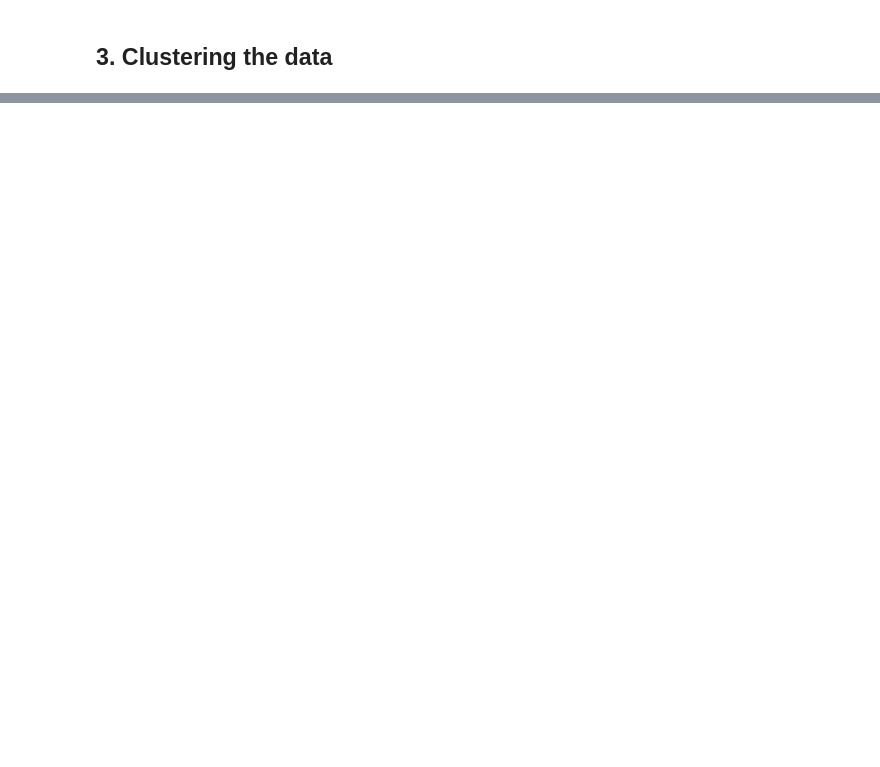
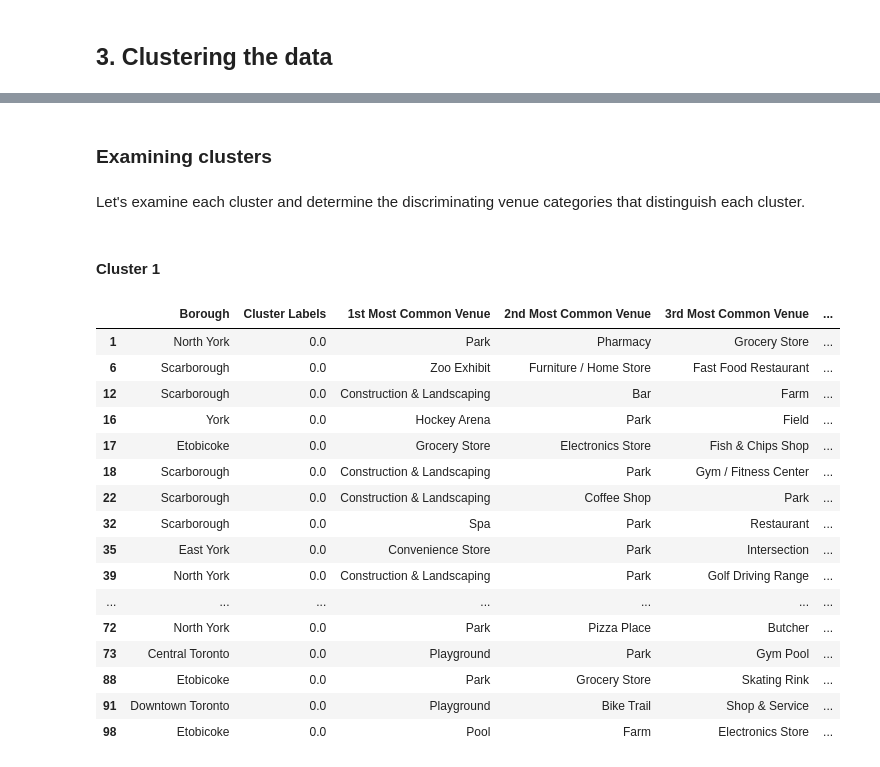
Before and after one commit to ejmacias/store_locations, a Jupyter notebook: Toronto_neighborhoods.ipynb, the cells around one changed output, grey strips where cells are left out. Drawn from its saved outputs; the diff is of its cells as text; code cells hidden in the pictures; blank space fills up the shorter version.

Commit message:
Toronto: Part3 - Clustering

```diff
--- a/Toronto_neighborhoods.ipynb
+++ b/Toronto_neighborhoods.ipynb
@@ -157,0 +372,6 @@ New shape: (39, 5)
+# %%
+def return_most_common_venues(row, num_top_venues):
+    row_categories = row.iloc[1:]
+    row_categories_sorted = row_categories.sort_values(ascending=False)
+
+    return row_categories_sorted.index.values[0:num_top_venues]
@@ -157,0 +412,11 @@ New shape: (39, 5)
+# %%
+# set number of clusters
+kclusters = 5
+
+toronto_grouped_clustering = toronto_grouped.drop('Neighbourhood', 1)
+
+# run k-means clustering
+kmeans = KMeans(n_clusters=kclusters, random_state=0).fit(toronto_grouped_clustering)
+
+# check cluster labels generated for each row in the dataframe
+kmeans.labels_[0:10]
@@ -157,0 +427,10 @@ New shape: (39, 5)
+# %%
+# add clustering labels
+neighbourhoods_venues_sorted.insert(0, 'Cluster Labels', kmeans.labels_)
+
+toronto_merged = df_toronto
+
+# merge toronto_grouped with df_toronto to add latitude/longitude for each neighbourhood
+toronto_merged = toronto_merged.join(neighbourhoods_venues_sorted.set_index('Neighbourhood'), on='Neighbourhood')
+
+toronto_merged.head() # check the last columns!
@@ -157,0 +446,4 @@ New shape: (39, 5)
+# %%
+print(f'Number of NaNs: {toronto_merged["Cluster Labels"].isnull().sum()}')
+toronto_merged.dropna(subset=['Cluster Labels'], inplace=True)
+print(f'Number of NaNs: {toronto_merged["Cluster Labels"].isnull().sum()}')
@@ -157,0 +482,26 @@ New shape: (39, 5)
+# %% [markdown]
+### Examining clusters
+# %% [markdown]
+Let's examine each cluster and determine the discriminating venue categories that distinguish each cluster.
+# %% [markdown]
+#### Cluster 1
+# %%
+toronto_merged.loc[toronto_merged['Cluster Labels'] == 0, toronto_merged.columns[[1] + list(range(5, toronto_merged.shape[1]))]]
+# %% [output]
+|  | Borough | Cluster Labels | 1st Most Common Venue | 2nd Most Common Venue | 3rd Most Common Venue | ... |
+| 1 | North York | 0.0 | Park | Pharmacy | Grocery Store | ... |
+| 6 | Scarborough | 0.0 | Zoo Exhibit | Furniture / Home Store | Fast Food Restaurant | ... |
+| 12 | Scarborough | 0.0 | Construction & Landscaping | Bar | Farm | ... |
+| 16 | York | 0.0 | Hockey Arena | Park | Field | ... |
+| 17 | Etobicoke | 0.0 | Grocery Store | Electronics Store | Fish & Chips Shop | ... |
+| 18 | Scarborough | 0.0 | Construction & Landscaping | Park | Gym / Fitness Center | ... |
+| 22 | Scarborough | 0.0 | Construction & Landscaping | Coffee Shop | Park | ... |
+| 32 | Scarborough | 0.0 | Spa | Park | Restaurant | ... |
+| 35 | East York | 0.0 | Convenience Store | Park | Intersection | ... |
+| 39 | North York | 0.0 | Construction & Landscaping | Park | Golf Driving Range | ... |
+| ... | ... | ... | ... | ... | ... | ... |
+| 72 | North York | 0.0 | Park | Pizza Place | Butcher | ... |
+| 73 | Central Toronto | 0.0 | Playground | Park | Gym Pool | ... |
+| 88 | Etobicoke | 0.0 | Park | Grocery Store | Skating Rink | ... |
+| 91 | Downtown Toronto | 0.0 | Playground | Bike Trail | Shop & Service | ... |
+| 98 | Etobicoke | 0.0 | Pool | Farm | Electronics Store | ... |
```
Also changed, not shown: parts of 45 cells of this notebook.
